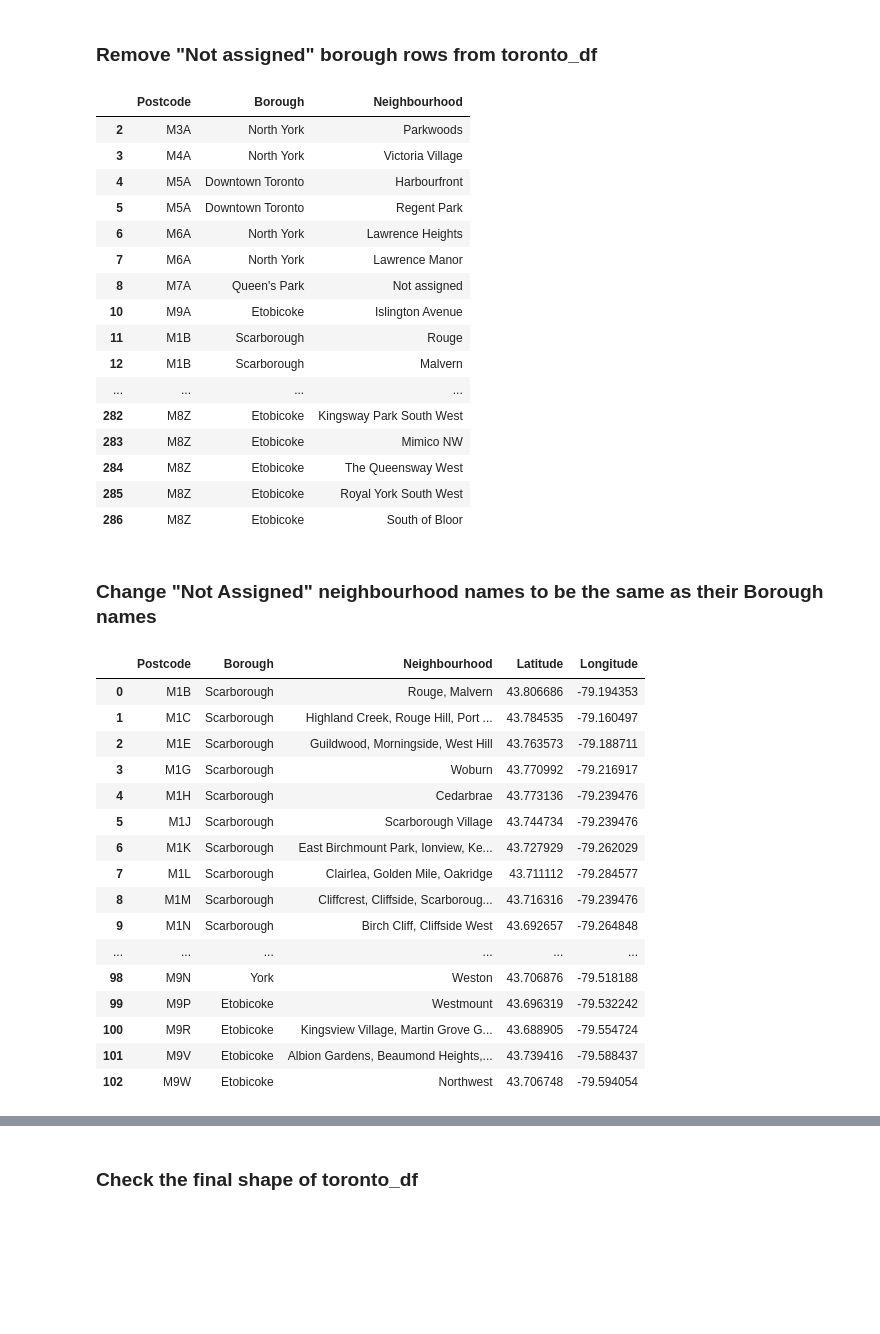
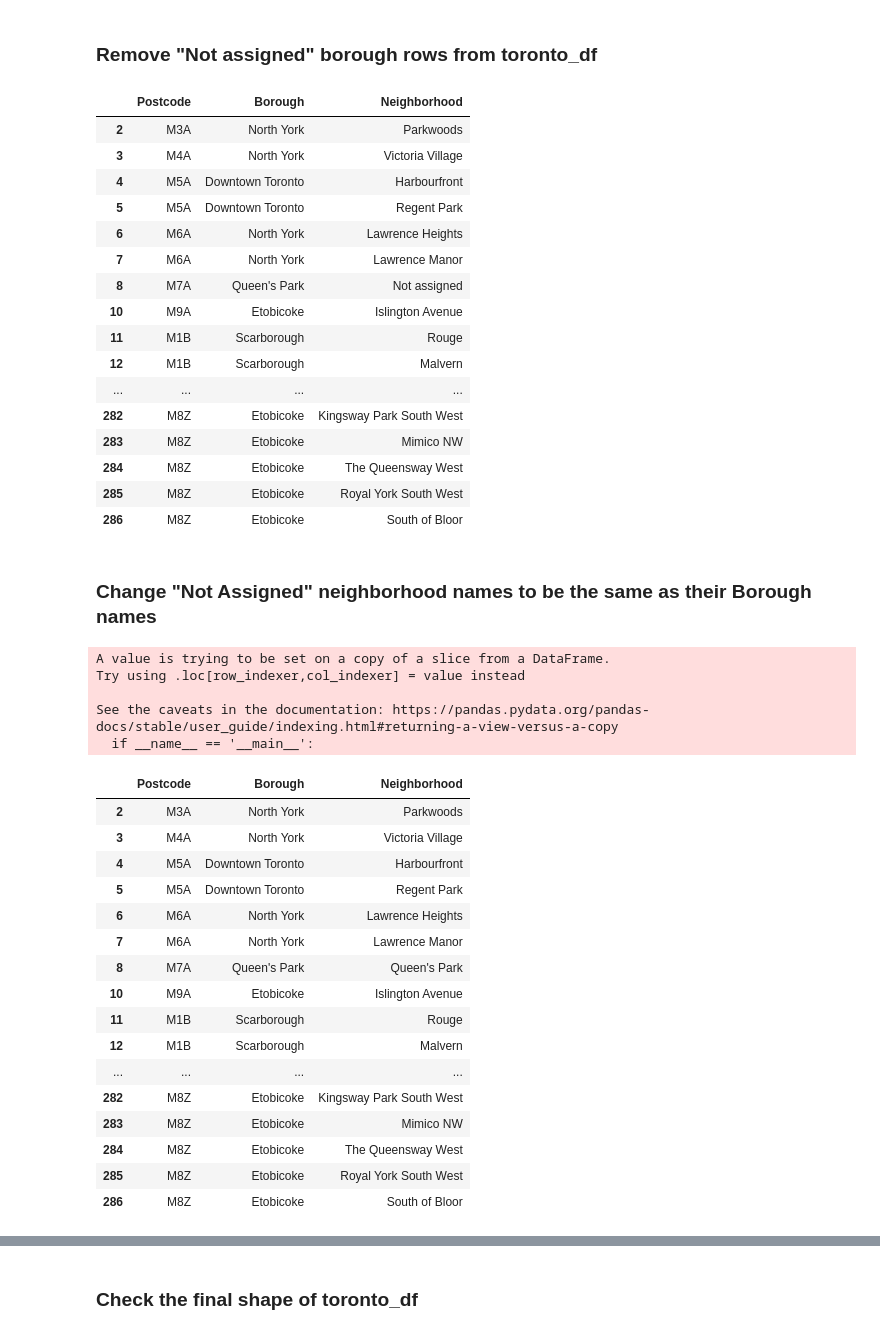
Before and after one commit to LoriQuarnstrom/DataScienceCapstone, a Jupyter notebook: Week3_Notebook.ipynb, the cells around one changed output, grey strips where cells are left out. Cells and saved outputs as stored; diff of their text form; code cells hidden in the pictures; blank space fills up the shorter version.

```diff
--- a/Week3_Notebook.ipynb
+++ b/Week3_Notebook.ipynb
@@ -51,8 +33,8 @@ ModuleNotFoundError: No module named 'folium'
 The URL below was in one of the Discussion Forums.  This really should be in the main instructions!
 https://en.wikipedia.org/w/index.php?title=List_of_postal_codes_of_Canada:_M&direction=prev&oldid=926287641
 # %%
-# The neighbourhood_table below is an array, not a dataframe.  It will be written into the toronto_df dataframe in the next step.
+# The neighborhood_table below is an array, not a dataframe.  It will be written into the toronto_df dataframe in the next step.
 
-neighbourhood_table = pd.read_html("https://en.wikipedia.org/w/index.php?title=List_of_postal_codes_of_Canada:_M&direction=prev&oldid=926287641")
-print('Data downloaded into the neighbourhood_table')
+neighborhood_table = pd.read_html("https://en.wikipedia.org/w/index.php?title=List_of_postal_codes_of_Canada:_M&direction=prev&oldid=926287641")
+print('Data downloaded into the neighborhood_table')
 # %% [output]
@@ -93,2 +75,2 @@ toronto_df
 # %%
-toronto_df = neighbourhood_table[0]
+toronto_df = neighborhood_table[0]
@@ -114,0 +77,4 @@ toronto_df
+# %%
+# Change neighbourhood to neighborhood
+toronto_df.rename(columns={'Neighbourhood':'Neighborhood'},inplace=True)
+toronto_df
@@ -118,7 +102,7 @@ toronto_df
 toronto_df = toronto_df[toronto_df.Borough != 'Not assigned']
 toronto_df
 # %% [output]
-|  | Postcode | Borough | Neighbourhood |
+|  | Postcode | Borough | Neighborhood |
 | 2 | M3A | North York | Parkwoods |
 | 3 | M4A | North York | Victoria Village |
 | 4 | M5A | Downtown Toronto | Harbourfront |
@@ -136,26 +120,31 @@ toronto_df
 | 285 | M8Z | Etobicoke | Royal York South West |
 | 286 | M8Z | Etobicoke | South of Bloor |
 # %% [markdown]
-### Change "Not Assigned" neighbourhood names to be the same as their Borough names
+### Change "Not Assigned" neighborhood names to be the same as their Borough names
 # %%
-toronto_df['Neighbourhood']=toronto_df['Neighbourhood'].replace('Not assigned', toronto_df['Borough'])
+toronto_df['Neighborhood']=toronto_df['Neighborhood'].replace('Not assigned', toronto_df['Borough'])
 toronto_df
 # %% [output]
+A value is trying to be set on a copy of a slice from a DataFrame.
+Try using .loc[row_indexer,col_indexer] = value instead
+
+See the caveats in the documentation: https://pandas.pydata.org/pandas-docs/stable/user_guide/indexing.html#returning-a-view-versus-a-copy
+  if __name__ == '__main__':
-|  | Postcode | Borough | Neighbourhood | Latitude | Longitude |
-| 0 | M1B | Scarborough | Rouge, Malvern | 43.806686 | -79.194353 |
-| 1 | M1C | Scarborough | Highland Creek, Rouge Hill, Port ... | 43.784535 | -79.160497 |
-| 2 | M1E | Scarborough | Guildwood, Morningside, West Hill | 43.763573 | -79.188711 |
-| 3 | M1G | Scarborough | Woburn | 43.770992 | -79.216917 |
-| 4 | M1H | Scarborough | Cedarbrae | 43.773136 | -79.239476 |
-| 5 | M1J | Scarborough | Scarborough Village | 43.744734 | -79.239476 |
-| 6 | M1K | Scarborough | East Birchmount Park, Ionview, Ke... | 43.727929 | -79.262029 |
-| 7 | M1L | Scarborough | Clairlea, Golden Mile, Oakridge | 43.711112 | -79.284577 |
-| 8 | M1M | Scarborough | Cliffcrest, Cliffside, Scarboroug... | 43.716316 | -79.239476 |
-| 9 | M1N | Scarborough | Birch Cliff, Cliffside West | 43.692657 | -79.264848 |
-| ... | ... | ... | ... | ... | ... |
-| 98 | M9N | York | Weston | 43.706876 | -79.518188 |
-| 99 | M9P | Etobicoke | Westmount | 43.696319 | -79.532242 |
-| 100 | M9R | Etobicoke | Kingsview Village, Martin Grove G... | 43.688905 | -79.554724 |
-| 101 | M9V | Etobicoke | Albion Gardens, Beaumond Heights,... | 43.739416 | -79.588437 |
-| 102 | M9W | Etobicoke | Northwest | 43.706748 | -79.594054 |
+|  | Postcode | Borough | Neighborhood |
+| 2 | M3A | North York | Parkwoods |
+| 3 | M4A | North York | Victoria Village |
+| 4 | M5A | Downtown Toronto | Harbourfront |
+| 5 | M5A | Downtown Toronto | Regent Park |
+| 6 | M6A | North York | Lawrence Heights |
+| 7 | M6A | North York | Lawrence Manor |
+| 8 | M7A | Queen's Park | Queen's Park |
+| 10 | M9A | Etobicoke | Islington Avenue |
+| 11 | M1B | Scarborough | Rouge |
+| 12 | M1B | Scarborough | Malvern |
+| ... | ... | ... | ... |
+| 282 | M8Z | Etobicoke | Kingsway Park South West |
+| 283 | M8Z | Etobicoke | Mimico NW |
+| 284 | M8Z | Etobicoke | The Queensway West |
+| 285 | M8Z | Etobicoke | Royal York South West |
+| 286 | M8Z | Etobicoke | South of Bloor |
 # %% [markdown]
```
Also changed, not shown: parts of 47 cells of this notebook.
